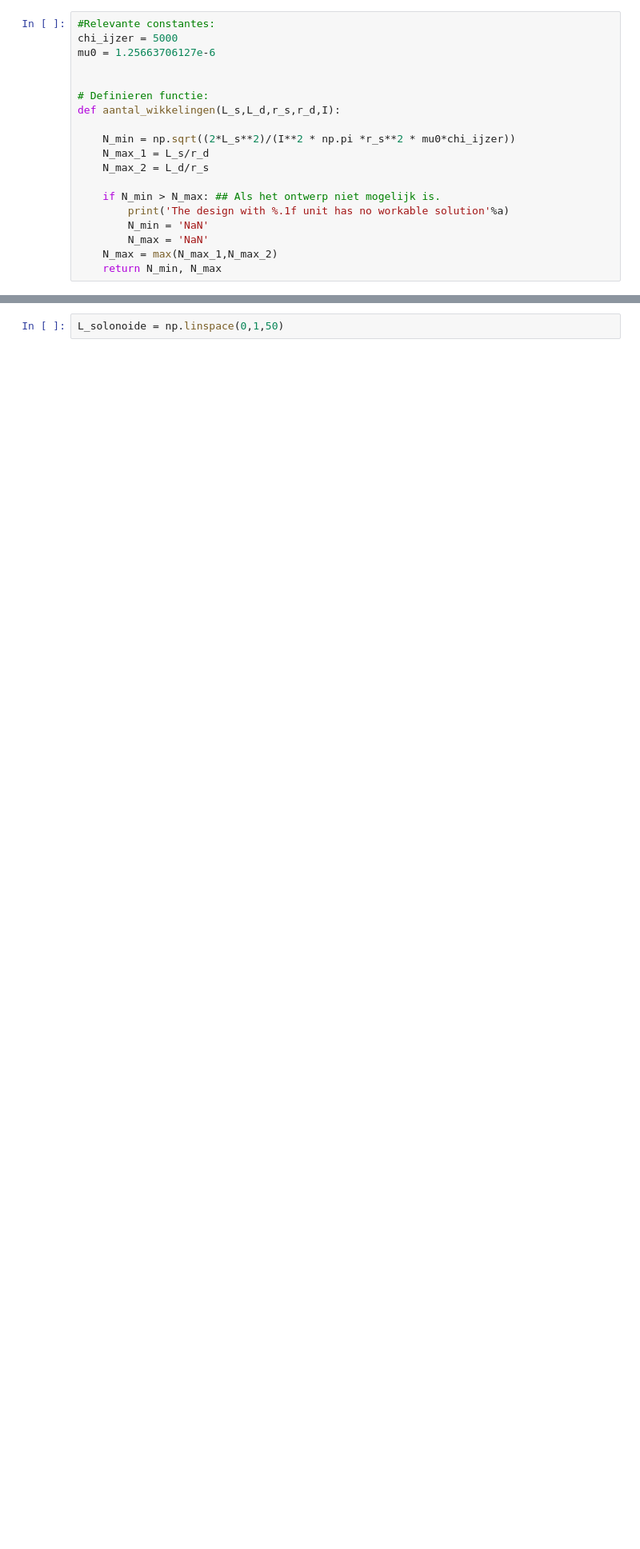
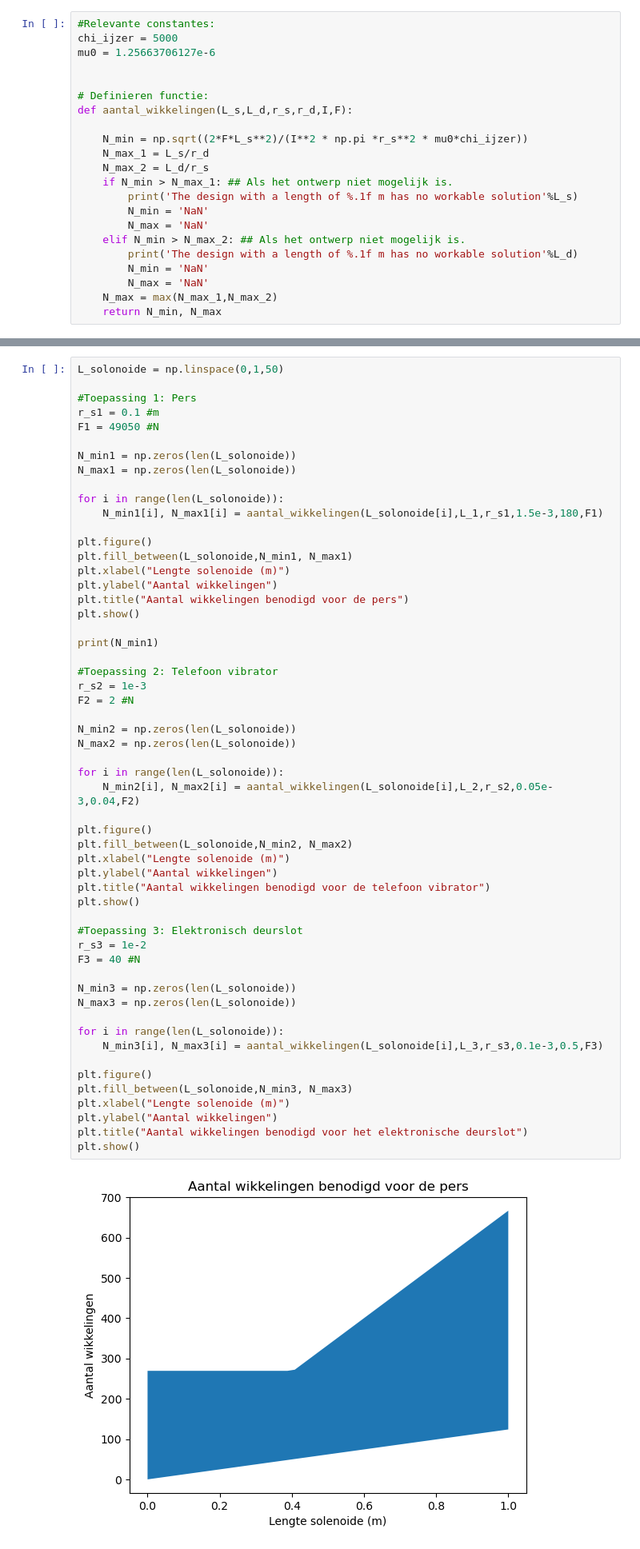
Before and after one commit to AragonMvD/opdrachten-DEF-Day, a Jupyter notebook: 2KrachtactuatorOpdracht/2KrachtactuatorOpdracht/KrachtactuatorOpdracht.ipynb, the cells around one changed output, grey strips where cells are left out. Shown at 80% size. Drawn from its saved outputs; the diff is of its cells as text; blank space fills up the shorter version.

Commit message:
Opgv 9, niet compleet

```diff
--- a/2KrachtactuatorOpdracht/2KrachtactuatorOpdracht/KrachtactuatorOpdracht.ipynb
+++ b/2KrachtactuatorOpdracht/2KrachtactuatorOpdracht/KrachtactuatorOpdracht.ipynb
@@ -201,14 +201,17 @@ mu0 = 1.25663706127e-6
 
 
 # Definieren functie:
-def aantal_wikkelingen(L_s,L_d,r_s,r_d,I):
+def aantal_wikkelingen(L_s,L_d,r_s,r_d,I,F):
 
-    N_min = np.sqrt((2*L_s**2)/(I**2 * np.pi *r_s**2 * mu0*chi_ijzer))
+    N_min = np.sqrt((2*F*L_s**2)/(I**2 * np.pi *r_s**2 * mu0*chi_ijzer))
     N_max_1 = L_s/r_d
     N_max_2 = L_d/r_s
-
-    if N_min > N_max: ## Als het ontwerp niet mogelijk is.
-        print('The design with %.1f unit has no workable solution'%a)
+    if N_min > N_max_1: ## Als het ontwerp niet mogelijk is.
+        print('The design with a length of %.1f m has no workable solution'%L_s)
+        N_min = 'NaN'
+        N_max = 'NaN'
+    elif N_min > N_max_2: ## Als het ontwerp niet mogelijk is.
+        print('The design with a length of %.1f m has no workable solution'%L_d)
         N_min = 'NaN'
         N_max = 'NaN'
     N_max = max(N_max_1,N_max_2)
@@ -233,3 +236,58 @@ Text(0, 0.5, 'y')
 Maak een parameterplot met behulp van bovenstaand gedefinieerde functie voor de drie solenoideactuatoren voor $L_s$ tussen 0 en 1 m in 50 stappen. Een parameter plot ziet er hier uit als een plot tussen het minimale aantal wikkelingen en het maximaal aantal wikkelingen.
 # %%
 L_solonoide = np.linspace(0,1,50)
+
+#Toepassing 1: Pers
+r_s1 = 0.1 #m
+F1 = 49050 #N
+
+N_min1 = np.zeros(len(L_solonoide))
+N_max1 = np.zeros(len(L_solonoide))
+
+for i in range(len(L_solonoide)):
+    N_min1[i], N_max1[i] = aantal_wikkelingen(L_solonoide[i],L_1,r_s1,1.5e-3,180,F1)
+
+plt.figure()
+plt.fill_between(L_solonoide,N_min1, N_max1)
+plt.xlabel("Lengte solenoide (m)")
+plt.ylabel("Aantal wikkelingen")
+plt.title("Aantal wikkelingen benodigd voor de pers")
+plt.show()
+
+print(N_min1)
+
+#Toepassing 2: Telefoon vibrator
+r_s2 = 1e-3
+F2 = 2 #N
+
+N_min2 = np.zeros(len(L_solonoide))
+N_max2 = np.zeros(len(L_solonoide))
+
+for i in range(len(L_solonoide)):
+    N_min2[i], N_max2[i] = aantal_wikkelingen(L_solonoide[i],L_2,r_s2,0.05e-3,0.04,F2)
+
+plt.figure()
+plt.fill_between(L_solonoide,N_min2, N_max2)
+plt.xlabel("Lengte solenoide (m)")
+plt.ylabel("Aantal wikkelingen")
+plt.title("Aantal wikkelingen benodigd voor de telefoon vibrator")
+plt.show()
+
+#Toepassing 3: Elektronisch deurslot
+r_s3 = 1e-2
+F3 = 40 #N
+
+N_min3 = np.zeros(len(L_solonoide))
+N_max3 = np.zeros(len(L_solonoide))
+
+for i in range(len(L_solonoide)):
+    N_min3[i], N_max3[i] = aantal_wikkelingen(L_solonoide[i],L_3,r_s3,0.1e-3,0.5,F3)
+
+plt.figure()
+plt.fill_between(L_solonoide,N_min3, N_max3)
+plt.xlabel("Lengte solenoide (m)")
+plt.ylabel("Aantal wikkelingen")
+plt.title("Aantal wikkelingen benodigd voor het elektronische deurslot")
+plt.show()
+# %% [output]
+[figure, added]
```
Also changed, not shown: parts of 2 cells of this notebook, 1 other file.
